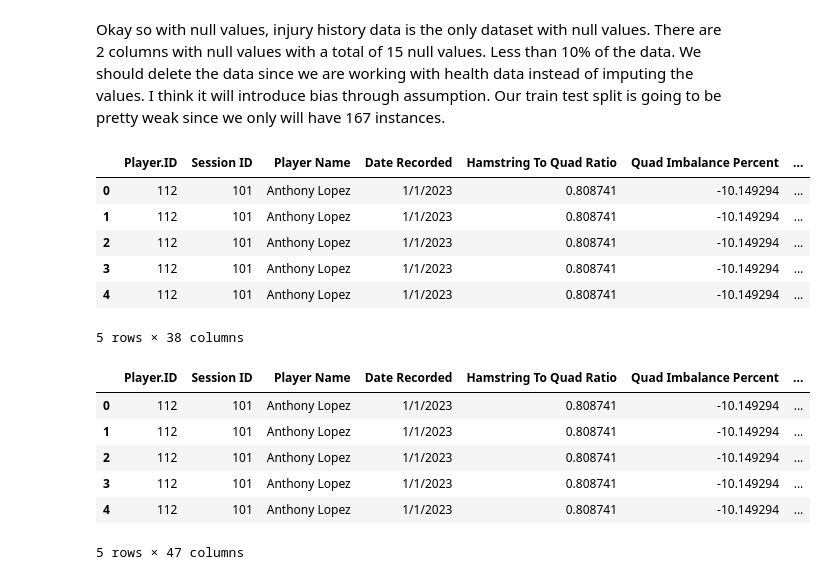
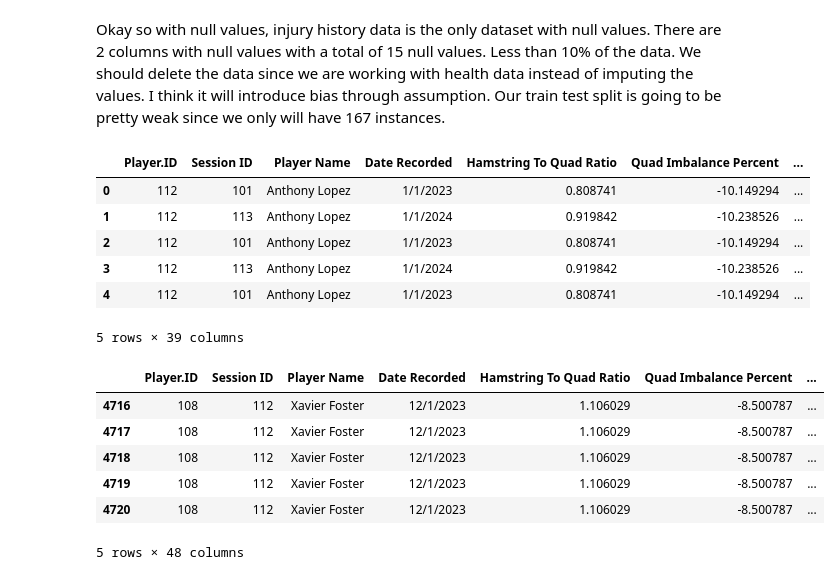
Before and after one commit to sskashya/Stat_padding-DataScience-Competition, a Jupyter notebook: ds_comp_eda.ipynb, the cells around one changed output. Drawn from its saved outputs; the diff is of its cells as text; code cells hidden in the pictures.

Commit message:
still data cleaning

```diff
--- a/ds_comp_eda.ipynb
+++ b/ds_comp_eda.ipynb
@@ -10,6 +10,9 @@ import matplotlib.pyplot as plt
 injury_history_raw = pd.read_csv("data/injury_history(injury_history).csv", sep = ",", encoding = 'ISO-8859-1')
 muscle_imbalance_raw = pd.read_csv("data/injury_history(muscle_imbalance_data).csv", sep = ",", encoding = 'ISO-8859-1')
 player_sessions_raw = pd.read_csv("data/injury_history(player_sessions).csv", sep = ",", encoding = 'ISO-8859-1')
+# %%
+player_sessions_raw['Month'] = pd.to_datetime(player_sessions_raw['Session_Date']).dt.month
+muscle_imbalance_raw['Month'] = pd.to_datetime(muscle_imbalance_raw['Date Recorded']).dt.month
 # %%
 print(f"Raw Injury Data: \n {injury_history_raw.head()} \n")
 print(f"Raw Muscle Imbalance Data: \n {muscle_imbalance_raw.head()} \n")
@@ -108,27 +111,27 @@ dtype: int64
 # %% [markdown]
 Okay so with null values, injury history data is the only dataset with null values. There are 2 columns with null values with a total of 15 null values. Less than 10% of the data. We should delete the data since we are working with health data instead of imputing the values. I think it will introduce bias through assumption. Our train test split is going to be pretty weak since we only will have 167 instances.
 # %%
-twothird_data = pd.merge(muscle_imbalance_raw, player_sessions_raw, on = 'Player.ID')
+twothird_data = pd.merge(muscle_imbalance_raw, player_sessions_raw, on = ['Player.ID', 'Month'], how = 'right')
 twothird_data.head()
 # %% [output]
 |  | Player.ID | Session ID | Player Name | Date Recorded | Hamstring To Quad Ratio | Quad Imbalance Percent | ... |
 | 0 | 112 | 101 | Anthony Lopez | 1/1/2023 | 0.808741 | -10.149294 | ... |
-| 1 | 112 | 101 | Anthony Lopez | 1/1/2023 | 0.808741 | -10.149294 | ... |
+| 1 | 112 | 113 | Anthony Lopez | 1/1/2024 | 0.919842 | -10.238526 | ... |
 | 2 | 112 | 101 | Anthony Lopez | 1/1/2023 | 0.808741 | -10.149294 | ... |
-| 3 | 112 | 101 | Anthony Lopez | 1/1/2023 | 0.808741 | -10.149294 | ... |
+| 3 | 112 | 113 | Anthony Lopez | 1/1/2024 | 0.919842 | -10.238526 | ... |
 | 4 | 112 | 101 | Anthony Lopez | 1/1/2023 | 0.808741 | -10.149294 | ... |
-5 rows × 38 columns
+5 rows × 39 columns
 # %%
-obt = pd.merge(twothird_data, injury_history_raw, on = 'Player.ID')
-obt.head()
+obt = pd.merge(twothird_data, injury_history_raw, on = 'Player.ID', how = 'left')
+obt.tail()
 # %% [output]
 |  | Player.ID | Session ID | Player Name | Date Recorded | Hamstring To Quad Ratio | Quad Imbalance Percent | ... |
-| 0 | 112 | 101 | Anthony Lopez | 1/1/2023 | 0.808741 | -10.149294 | ... |
-| 1 | 112 | 101 | Anthony Lopez | 1/1/2023 | 0.808741 | -10.149294 | ... |
-| 2 | 112 | 101 | Anthony Lopez | 1/1/2023 | 0.808741 | -10.149294 | ... |
-| 3 | 112 | 101 | Anthony Lopez | 1/1/2023 | 0.808741 | -10.149294 | ... |
-| 4 | 112 | 101 | Anthony Lopez | 1/1/2023 | 0.808741 | -10.149294 | ... |
+| 4716 | 108 | 112 | Xavier Foster | 12/1/2023 | 1.106029 | -8.500787 | ... |
+| 4717 | 108 | 112 | Xavier Foster | 12/1/2023 | 1.106029 | -8.500787 | ... |
+| 4718 | 108 | 112 | Xavier Foster | 12/1/2023 | 1.106029 | -8.500787 | ... |
+| 4719 | 108 | 112 | Xavier Foster | 12/1/2023 | 1.106029 | -8.500787 | ... |
+| 4720 | 108 | 112 | Xavier Foster | 12/1/2023 | 1.106029 | -8.500787 | ... |
-5 rows × 47 columns
+5 rows × 48 columns
 # %%
 obt.isnull().sum()
 # %% [output]
```
Also changed, not shown: parts of 10 cells of this notebook.
